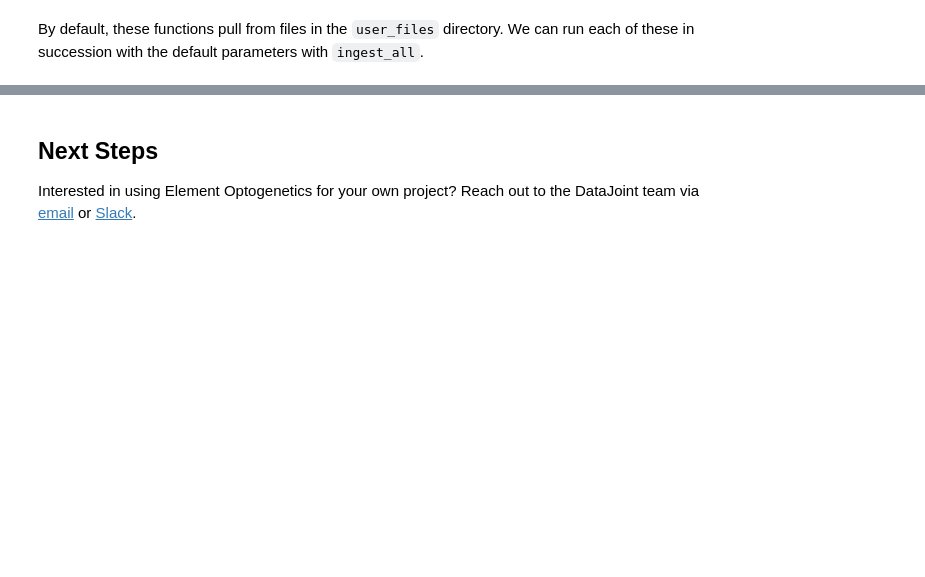
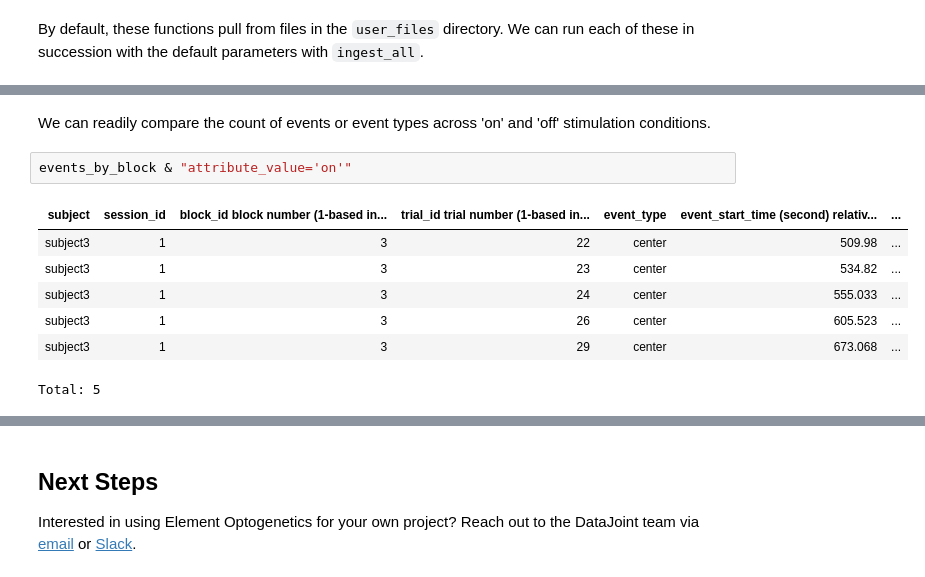
Before and after one commit to datajoint/workflow-optogenetics, a Jupyter notebook: notebooks/03-process.ipynb, the cells around one changed output, grey strips where cells are left out. Drawn from its saved outputs; the diff is of its cells as text; blank space fills up the shorter version.

```diff
--- a/notebooks/03-process.ipynb
+++ b/notebooks/03-process.ipynb
@@ -270,0 +312,12 @@ ingest_all()
+# %% [markdown]
+We can readily compare the count of events or event types across 'on' and 'off' stimulation conditions.
+# %%
+events_by_block & "attribute_value='on'"
+# %% [output]
+| subject | session_id | block_id block number (1-based in... | trial_id trial number (1-based in... | event_type | event_start_time (second) relativ... | ... |
+| subject3 | 1 | 3 | 22 | center | 509.98 | ... |
+| subject3 | 1 | 3 | 23 | center | 534.82 | ... |
+| subject3 | 1 | 3 | 24 | center | 555.033 | ... |
+| subject3 | 1 | 3 | 26 | center | 605.523 | ... |
+| subject3 | 1 | 3 | 29 | center | 673.068 | ... |
+Total: 5
```
Also changed, not shown: parts of 8 cells of this notebook, 13 other files.
